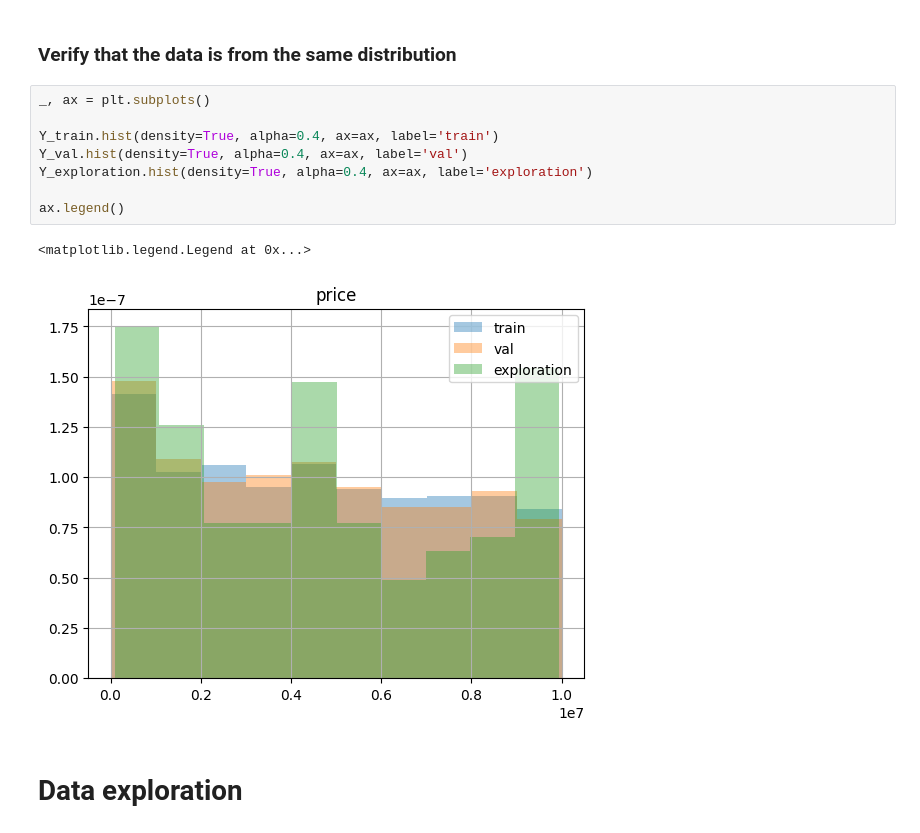
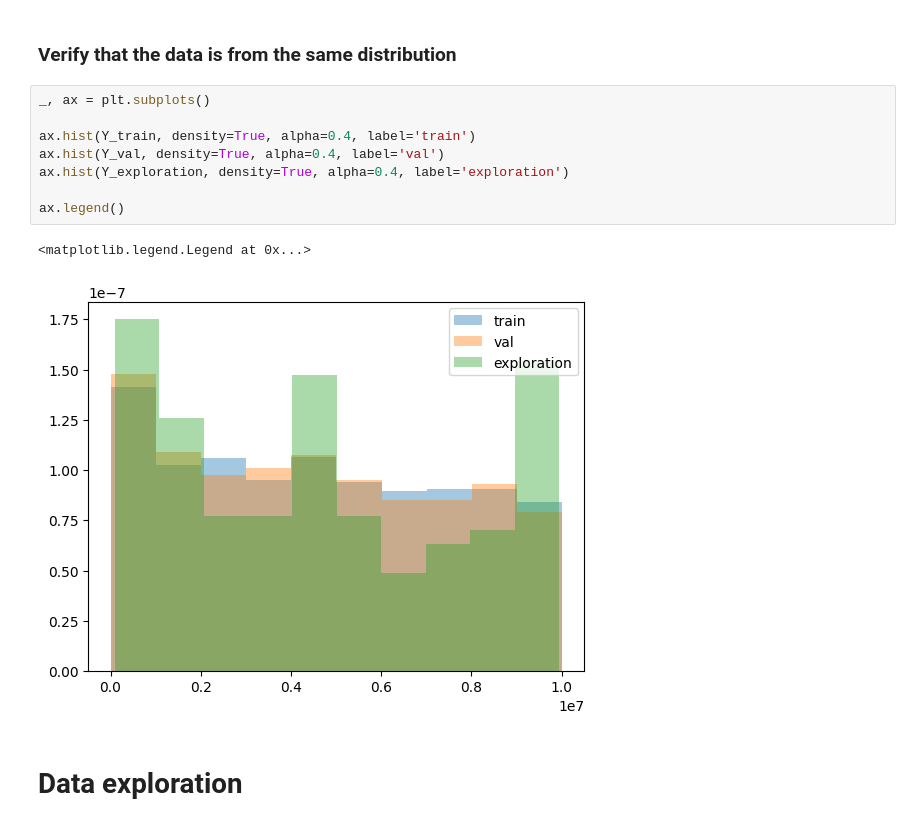
Before and after one commit to PashaIanko/Kaggle.ParisHousingPrices, a Jupyter notebook: 0_baseline_training.ipynb, the cells around one changed output. Saved outputs shown, nothing was run; the diff lists cells and outputs as text.

```diff
--- a/0_baseline_training.ipynb
+++ b/0_baseline_training.ipynb
@@ -245,14 +269,14 @@ X_submission, _ = X_Y(df_submission, False)
 # %%
 _, ax = plt.subplots()
 
-Y_train.hist(density=True, alpha=0.4, ax=ax, label='train')
-Y_val.hist(density=True, alpha=0.4, ax=ax, label='val')
-Y_exploration.hist(density=True, alpha=0.4, ax=ax, label='exploration')
+ax.hist(Y_train, density=True, alpha=0.4, label='train')
+ax.hist(Y_val, density=True, alpha=0.4, label='val')
+ax.hist(Y_exploration, density=True, alpha=0.4, label='exploration')
 
 ax.legend()
 # %% [output]
 <matplotlib.legend.Legend at 0x...>
-[figure, old version]
+[figure, new version]
 # %% [markdown]
 # Data exploration
 # %%
```
Also changed, not shown: parts of 20 cells of this notebook.
